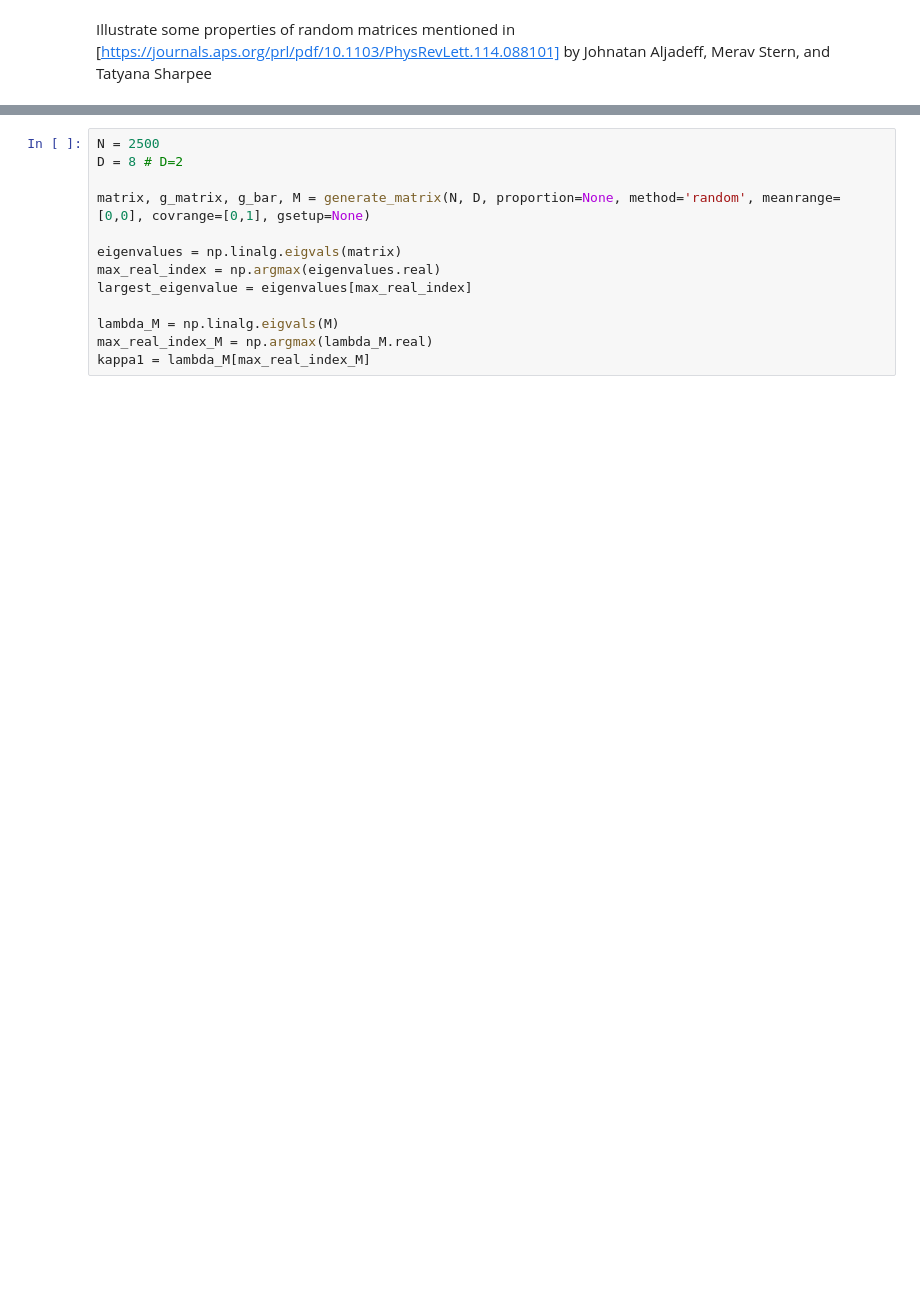
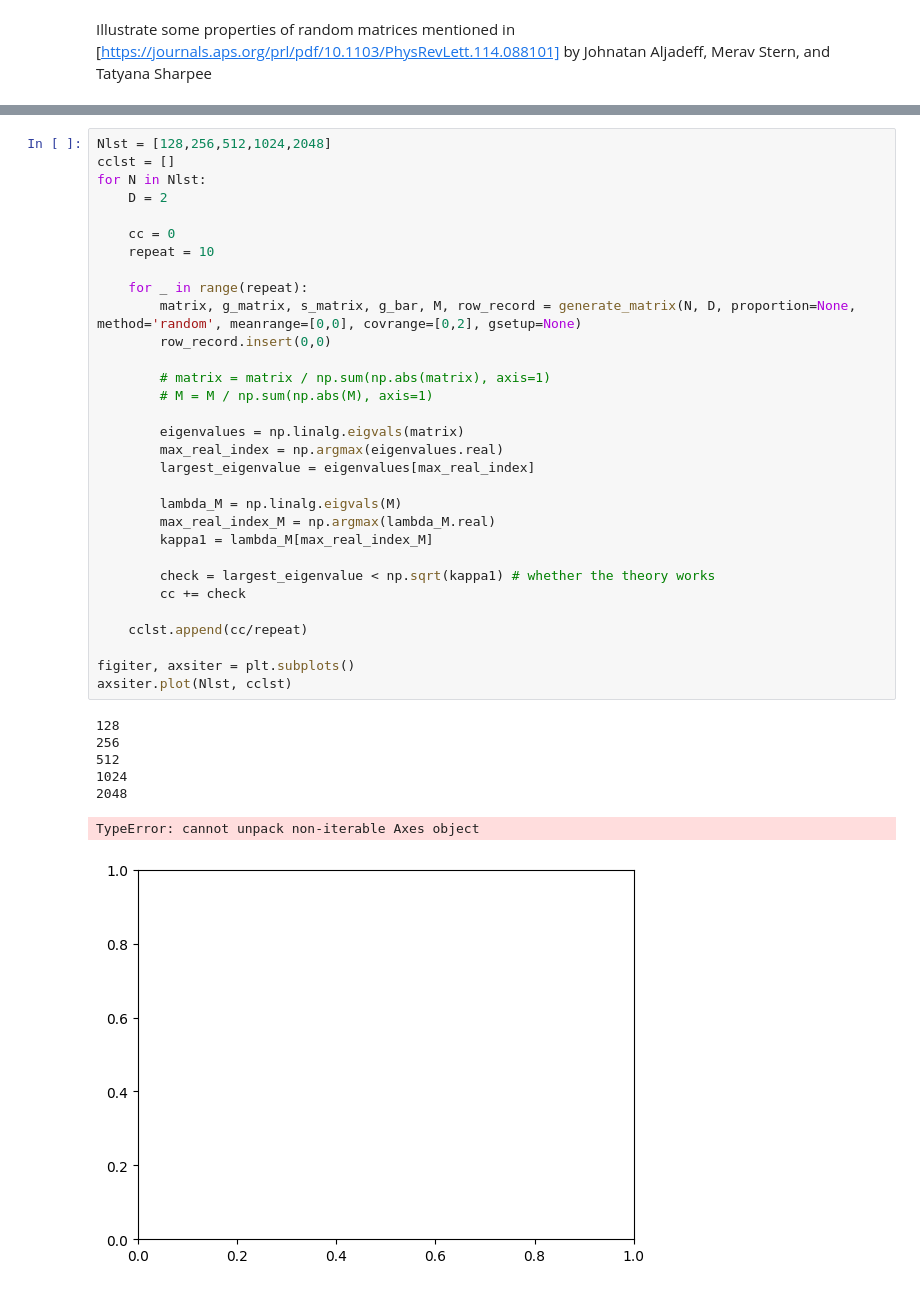
Before and after one commit to StevenZhang0116/bio-random-matrices, a Jupyter notebook: aljadeff2015.ipynb, the cells around one changed output, grey strips where cells are left out. Saved outputs shown, nothing was run; the diff lists cells and outputs as text; blank space fills up the shorter version.

```diff
--- a/aljadeff2015.ipynb
+++ b/aljadeff2015.ipynb
@@ -108,14 +122,40 @@ def generate_matrix(N, D, proportion, method, meanrange, covrange, gsetup):
 # %%
-N = 2500
-D = 8 # D=2
+Nlst = [128,256,512,1024,2048]
+cclst = []
+for N in Nlst:
+    D = 2
 
-matrix, g_matrix, g_bar, M = generate_matrix(N, D, proportion=None, method='random', meanrange=[0,0], covrange=[0,1], gsetup=None)
+    cc = 0
+    repeat = 10
 
-eigenvalues = np.linalg.eigvals(matrix)
-max_real_index = np.argmax(eigenvalues.real)
-largest_eigenvalue = eigenvalues[max_real_index]
+    for _ in range(repeat):
+        matrix, g_matrix, s_matrix, g_bar, M, row_record = generate_matrix(N, D, proportion=None, method='random', meanrange=[0,0], covrange=[0,2], gsetup=None)
+        row_record.insert(0,0)
 
-lambda_M = np.linalg.eigvals(M)
-max_real_index_M = np.argmax(lambda_M.real)
-kappa1 = lambda_M[max_real_index_M]
+        # matrix = matrix / np.sum(np.abs(matrix), axis=1)
+        # M = M / np.sum(np.abs(M), axis=1)
+
+        eigenvalues = np.linalg.eigvals(matrix)
+        max_real_index = np.argmax(eigenvalues.real)
+        largest_eigenvalue = eigenvalues[max_real_index]
+
+        lambda_M = np.linalg.eigvals(M)
+        max_real_index_M = np.argmax(lambda_M.real)
+        kappa1 = lambda_M[max_real_index_M]
+
+        check = largest_eigenvalue < np.sqrt(kappa1) # whether the theory works
+        cc += check
+
+    cclst.append(cc/repeat)
+
+figiter, axsiter = plt.subplots()
+axsiter.plot(Nlst, cclst)
+# %% [output]
+128
+256
+512
+1024
+2048
+TypeError: cannot unpack non-iterable Axes object
+[figure, added]
 # %%
```
Also changed, not shown: parts of 3 cells of this notebook.
